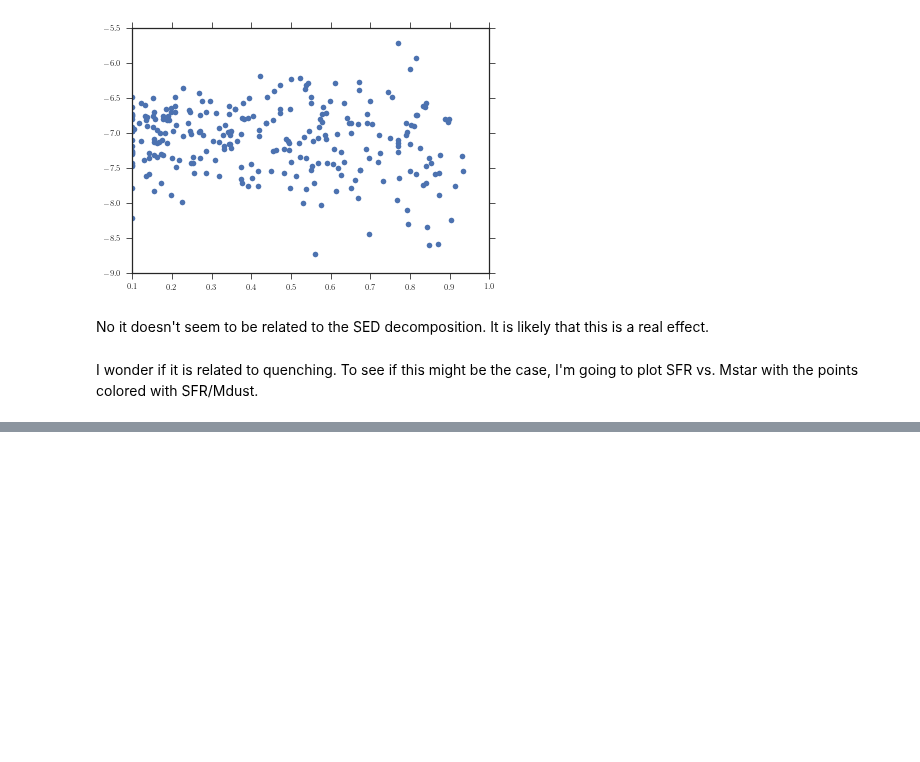
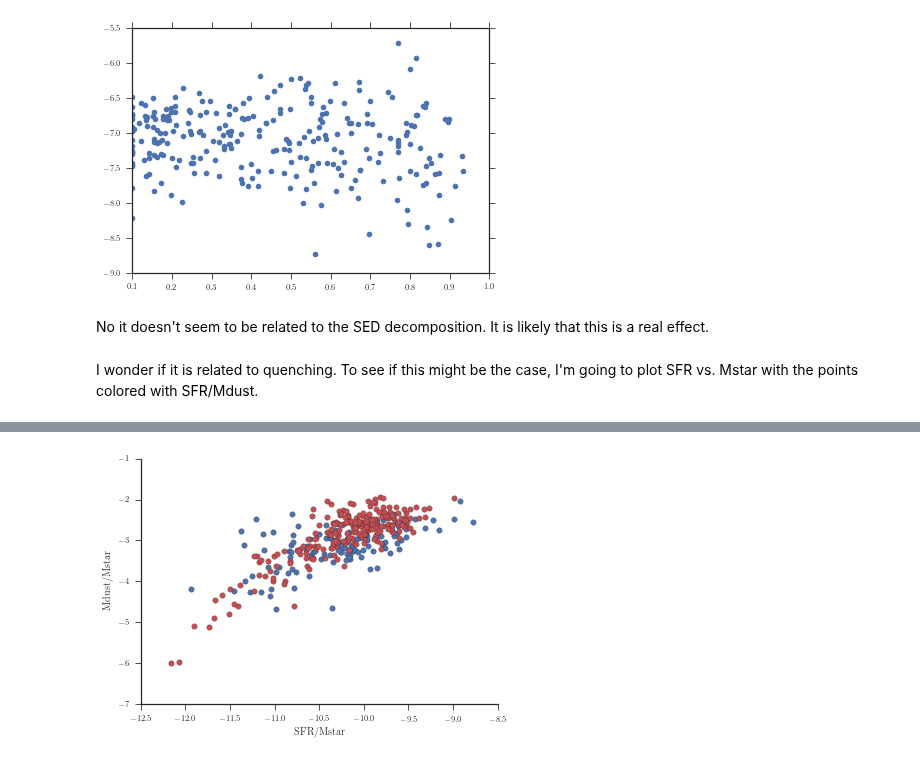
Before and after one commit to ttshimiz/bat-agn-sed-fitting-paper, a Jupyter notebook: ipython_notebooks/compare-sfr-and-mdust.ipynb, the cells around one changed output, grey strips where cells are left out. Saved outputs shown, nothing was run; the diff lists cells and outputs as text; code cells hidden in the pictures; blank space fills up the shorter version.

```diff
--- a/ipython_notebooks/compare-sfr-and-mdust.ipynb
+++ b/ipython_notebooks/compare-sfr-and-mdust.ipynb
@@ -168,0 +188,17 @@ print fig.get_figheight()
+# %%
+fig = plt.figure(figsize=(6.4, 4.4))
+
+ax1 = fig.add_subplot(111)
+sc1 = ax1.scatter(bat_casey['SFR'][bat_casey['mdust_flag'] != -1]-bat_casey['Mstar'][bat_casey['mdust_flag'] != -1],
+                  bat_casey['mdust'][bat_casey['mdust_flag'] != -1] - bat_casey['Mstar'][bat_casey['mdust_flag'] != -1],
+                  s=30)
+
+sc2 = ax1.scatter(hrs_all['SFR'][hrs_all['Flag'] != -1]-hrs_all['Mstar'][hrs_all['Flag'] != -1],
+                  hrs_all['mdust'][hrs_all['Flag'] != -1] - hrs_all['Mstar'][hrs_all['Flag'] != -1],
+                  s=30, c='r')
+
+ax1.set_xlabel('SFR/Mstar')
+ax1.set_ylabel('Mdust/Mstar')
+sn.despine()
+# %% [output]
+[figure, added]
```
Also changed, not shown: parts of 5 cells of this notebook, 1 other file.
